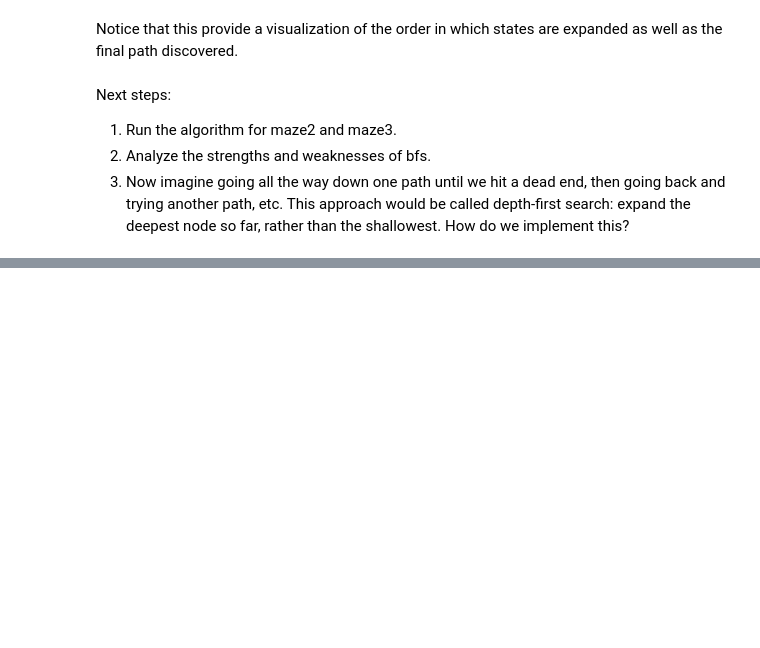
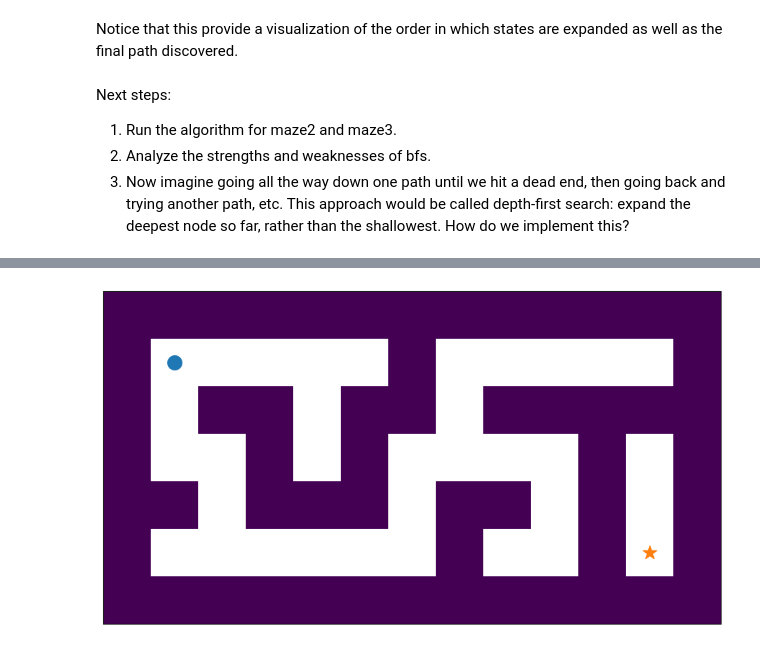
Before and after one commit to soonho-eric/CSC371_Fa2026, a Jupyter notebook: lab/Day03_Search1.ipynb, the cells around one changed output, grey strips where cells are left out. Cells and saved outputs as stored; diff of their text form; code cells hidden in the pictures; blank space fills up the shorter version.

```diff
--- a/lab/Day03_Search1.ipynb
+++ b/lab/Day03_Search1.ipynb
@@ -116,0 +174,4 @@ Next steps:
+# %%
+plot_maze(maze3)
+# %% [output]
+[figure, added]
```
Also changed, not shown: parts of 22 cells of this notebook, 2 other files.
